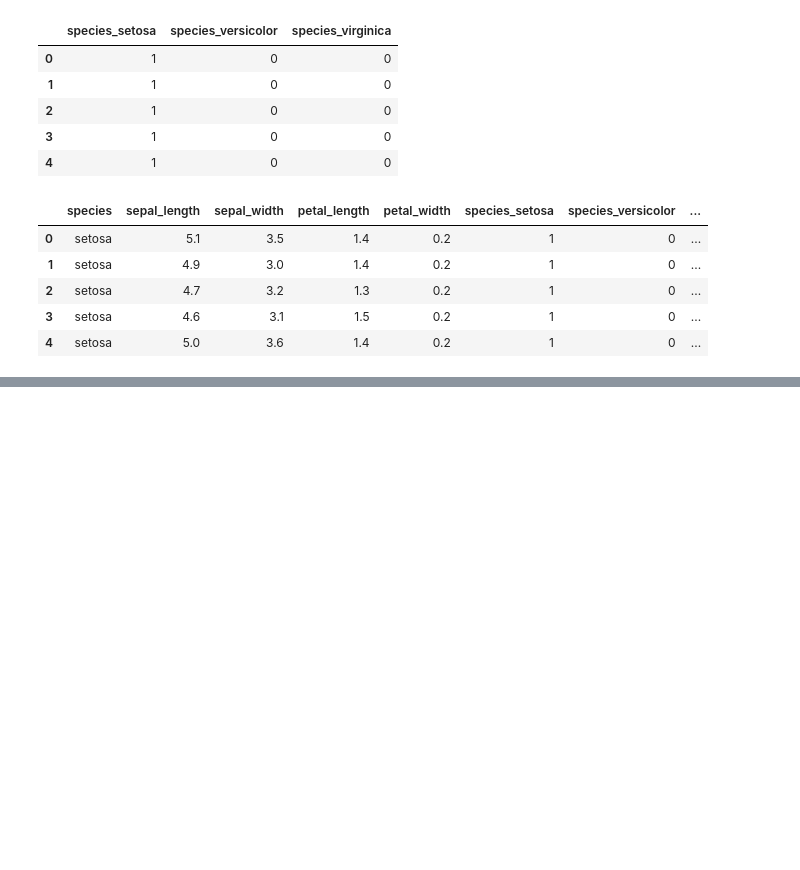
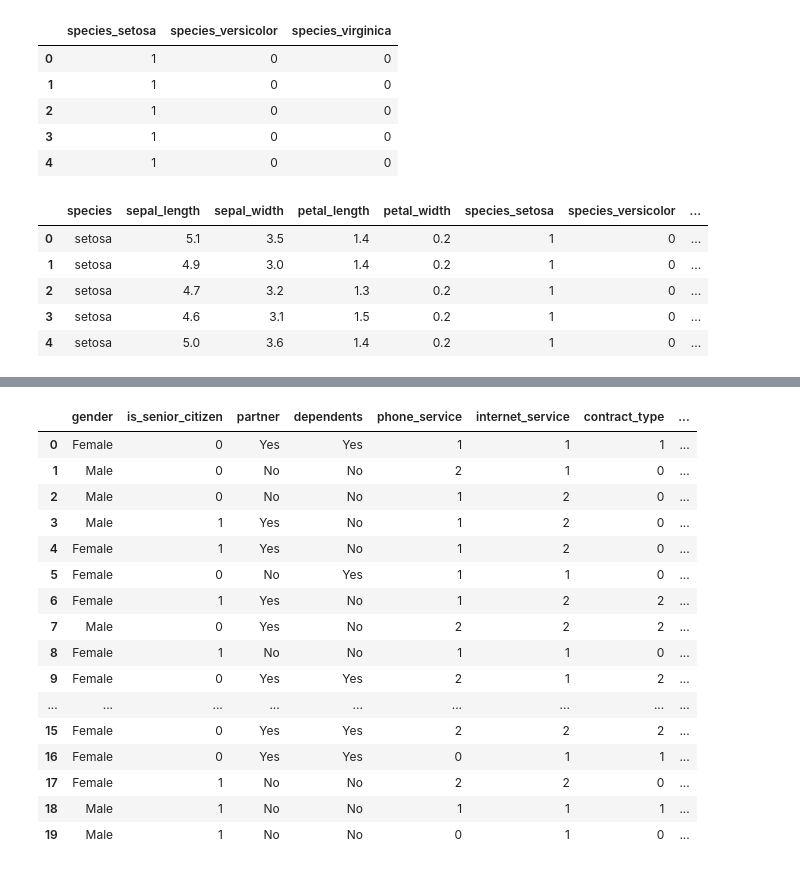
Before and after one commit to SLawsonWoods/classification-exercises, a Jupyter notebook: classification_exercises.ipynb, the cells around one changed output, grey strips where cells are left out. Saved outputs shown, nothing was run; the diff lists cells and outputs as text; code cells hidden in the pictures; blank space fills up the shorter version.

Commit message:
Continued practicing using telco splitting data.

```diff
--- a/classification_exercises.ipynb
+++ b/classification_exercises.ipynb
@@ -472,0 +481,20 @@ dtype: int64
+# %%
+df_telco.head(20)
+# %% [output]
+|  | gender | is_senior_citizen | partner | dependents | phone_service | internet_service | contract_type | ... |
+| 0 | Female | 0 | Yes | Yes | 1 | 1 | 1 | ... |
+| 1 | Male | 0 | No | No | 2 | 1 | 0 | ... |
+| 2 | Male | 0 | No | No | 1 | 2 | 0 | ... |
+| 3 | Male | 1 | Yes | No | 1 | 2 | 0 | ... |
+| 4 | Female | 1 | Yes | No | 1 | 2 | 0 | ... |
+| 5 | Female | 0 | No | Yes | 1 | 1 | 0 | ... |
+| 6 | Female | 1 | Yes | No | 1 | 2 | 2 | ... |
+| 7 | Male | 0 | Yes | No | 2 | 2 | 2 | ... |
+| 8 | Female | 1 | No | No | 1 | 1 | 0 | ... |
+| 9 | Female | 0 | Yes | Yes | 2 | 1 | 2 | ... |
+| ... | ... | ... | ... | ... | ... | ... | ... | ... |
+| 15 | Female | 0 | Yes | Yes | 2 | 2 | 2 | ... |
+| 16 | Female | 0 | Yes | Yes | 0 | 1 | 1 | ... |
+| 17 | Female | 1 | No | No | 2 | 2 | 0 | ... |
+| 18 | Male | 1 | No | No | 1 | 1 | 1 | ... |
+| 19 | Male | 1 | No | No | 0 | 1 | 0 | ... |
```
Also changed, not shown: parts of 32 cells of this notebook.
